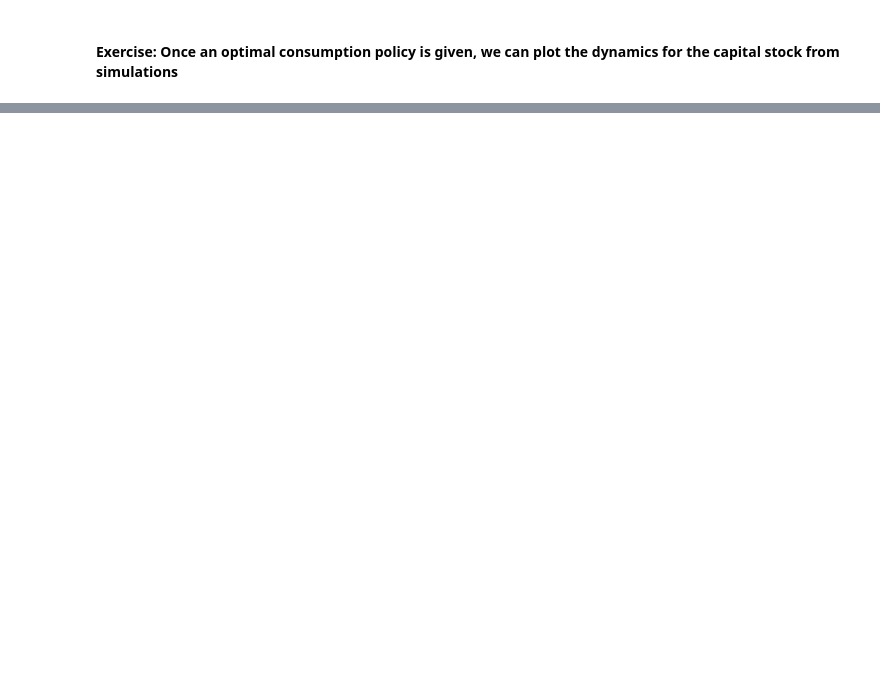
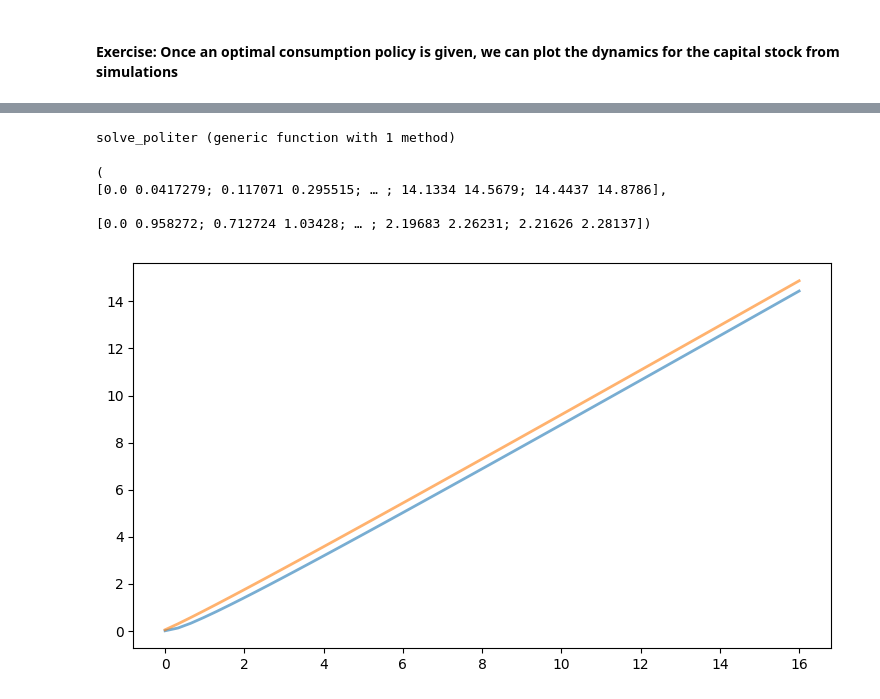
Before and after one commit to azheng25/QuantEcon-Examples, a Jupyter notebook: QuantEconExamplesPart2.ipynb, the cells around one changed output, grey strips where cells are left out. Cells and saved outputs as stored; diff of their text form; code cells hidden in the pictures; blank space fills up the shorter version.

```diff
--- a/QuantEconExamplesPart2.ipynb
+++ b/QuantEconExamplesPart2.ipynb
@@ -334,0 +483,36 @@ bellman_operator1(w)=bellman_operator(w,grid_y,beta,log,k->k^alpha,shocks)
+# %%
+function solve_politer(cp::ConsumerProblem)
+    r,R,bet,b,Pi,z_vals,agrid=cp.r,cp.R,cp.bet,cp.b,cp.Pi,cp.z_vals,cp.agrid
+    err=1.0
+    tol=1e-4
+    pol_old=ones(length(agrid),length(z_vals))
+    for (ia,a) in enumerate(agrid)
+        pol_old[ia,:]=agrid[ia]
+    end
+    pol_new=similar(pol_old)
+    c_pol=similar(pol_old)
+    while err>tol
+        pol_new,c_pol=update_polfunction(cp::ConsumerProblem,pol_old::Matrix)
+        err=maximum(abs(pol_new-pol_old))
+        #println(err)
+        pol_old=pol_new
+    end
+    return pol_new,c_pol
+end
+# %% [output]
+solve_politer (generic function with 1 method)
+# %%
+cp=ConsumerProblem()
+aprime,c_pol=solve_politer(cp)
+# %% [output]
+(
+[0.0 0.0417279; 0.117071 0.295515; … ; 14.1334 14.5679; 14.4437 14.8786],
+
+[0.0 0.958272; 0.712724 1.03428; … ; 2.19683 2.26231; 2.21626 2.28137])
+# %%
+using PyPlot
+fig,ax=subplots(figsize=(9,5))
+ax[:plot](cp.agrid,aprime,lw=2,alpha=0.6)
+show()
+# %% [output]
+[figure, added]
```
Also changed, not shown: parts of 17 cells of this notebook.
